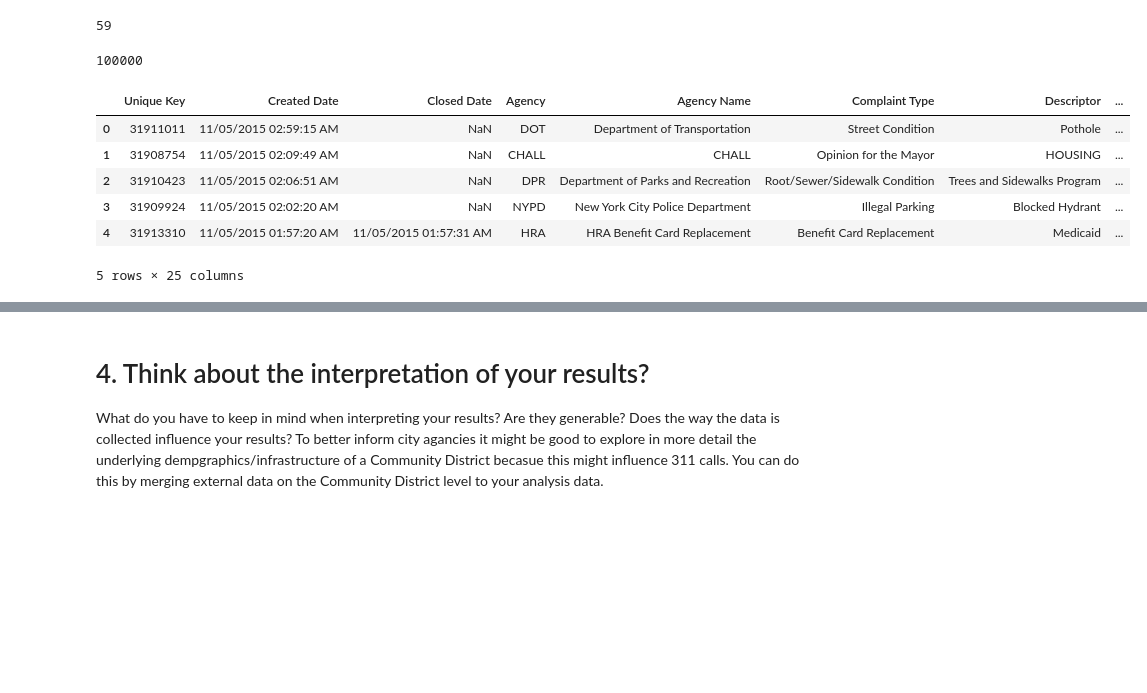
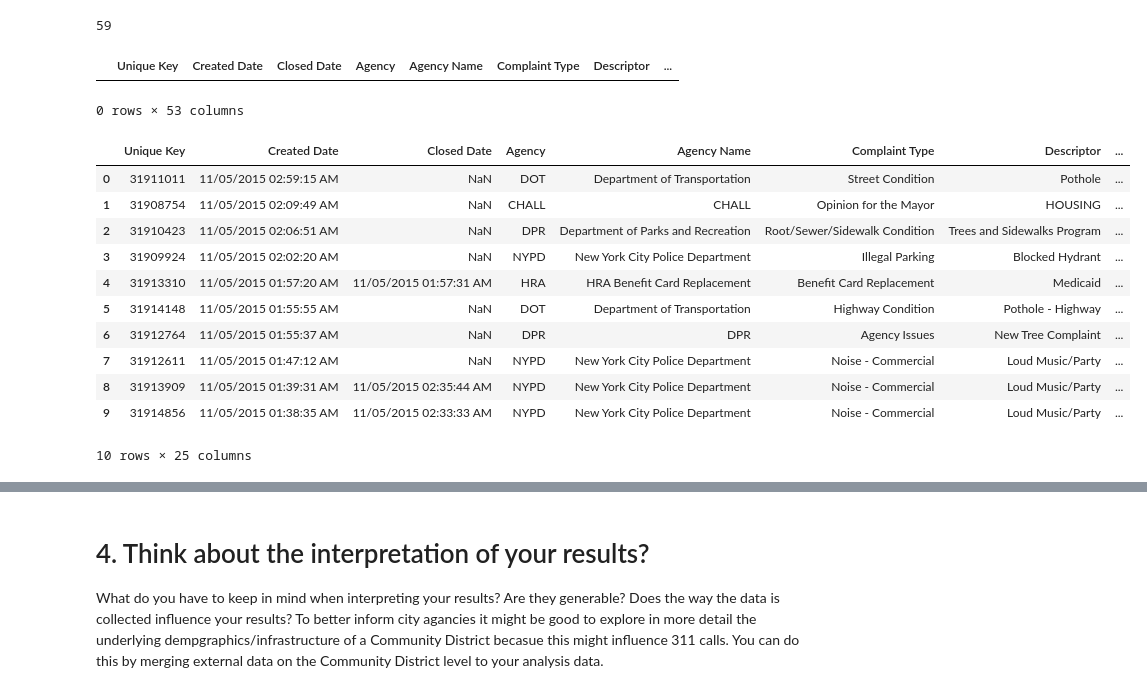
Before and after one commit to iwsstuart/PUI2016_is1480, a Jupyter notebook: HW8_is1480/Data Linkage Lab.ipynb, the cells around one changed output, grey strips where cells are left out. Saved outputs shown, nothing was run; the diff lists cells and outputs as text; code cells hidden in the pictures; blank space fills up the shorter version.

```diff
--- a/HW8_is1480/Data Linkage Lab.ipynb
+++ b/HW8_is1480/Data Linkage Lab.ipynb
@@ -28,8 +28,8 @@ dfData = os.getenv("DFDATA")
 # location of 311 data in data facility
 dataLoc = dfData + "/erm2-nwe9/1446832678/erm2-nwe9"
 
-# Read data into dataframe
-df = pd.read_csv(dataLoc, nrows=100000)
+# Read data into dataframe, first million rows only
+df = pd.read_csv(dataLoc, nrows=1000000)
 print df.columns
 df.head()
 # %% [output]
@@ -135,19 +129,27 @@ len(cds_cut)
 59
 # %%
 # Check for duplicates? Are these plausible?
-df_drop = df.drop_duplicates()
-len(df_drop)
+# print duplicate rows
+df[df.duplicated()].head()
+
+# no duplicates in first million rows...
 # %% [output]
+|  | Unique Key | Created Date | Closed Date | Agency | Agency Name | Complaint Type | Descriptor | ... |
-100000
+0 rows × 53 columns
 # %%
 # What about missing values? Can you detect any patterns?
 df_cut = df.loc[:, 'Unique Key':'Borough']
-df_cut.head()
+df_cut.head(10)
 # %% [output]
 |  | Unique Key | Created Date | Closed Date | Agency | Agency Name | Complaint Type | Descriptor | ... |
 | 0 | 31911011 | 11/05/2015 02:59:15 AM | NaN | DOT | Department of Transportation | Street Condition | Pothole | ... |
 | 1 | 31908754 | 11/05/2015 02:09:49 AM | NaN | CHALL | CHALL | Opinion for the Mayor | HOUSING | ... |
 | 2 | 31910423 | 11/05/2015 02:06:51 AM | NaN | DPR | Department of Parks and Recreation | Root/Sewer/Sidewalk Condition | Trees and Sidewalks Program | ... |
 | 3 | 31909924 | 11/05/2015 02:02:20 AM | NaN | NYPD | New York City Police Department | Illegal Parking | Blocked Hydrant | ... |
 | 4 | 31913310 | 11/05/2015 01:57:20 AM | 11/05/2015 01:57:31 AM | HRA | HRA Benefit Card Replacement | Benefit Card Replacement | Medicaid | ... |
+| 5 | 31914148 | 11/05/2015 01:55:55 AM | NaN | DOT | Department of Transportation | Highway Condition | Pothole - Highway | ... |
+| 6 | 31912764 | 11/05/2015 01:55:37 AM | NaN | DPR | DPR | Agency Issues | New Tree Complaint | ... |
+| 7 | 31912611 | 11/05/2015 01:47:12 AM | NaN | NYPD | New York City Police Department | Noise - Commercial | Loud Music/Party | ... |
+| 8 | 31913909 | 11/05/2015 01:39:31 AM | 11/05/2015 02:35:44 AM | NYPD | New York City Police Department | Noise - Commercial | Loud Music/Party | ... |
+| 9 | 31914856 | 11/05/2015 01:38:35 AM | 11/05/2015 02:33:33 AM | NYPD | New York City Police Department | Noise - Commercial | Loud Music/Party | ... |
-5 rows × 25 columns
+10 rows × 25 columns
```
Also changed, not shown: parts of 20 cells of this notebook.
